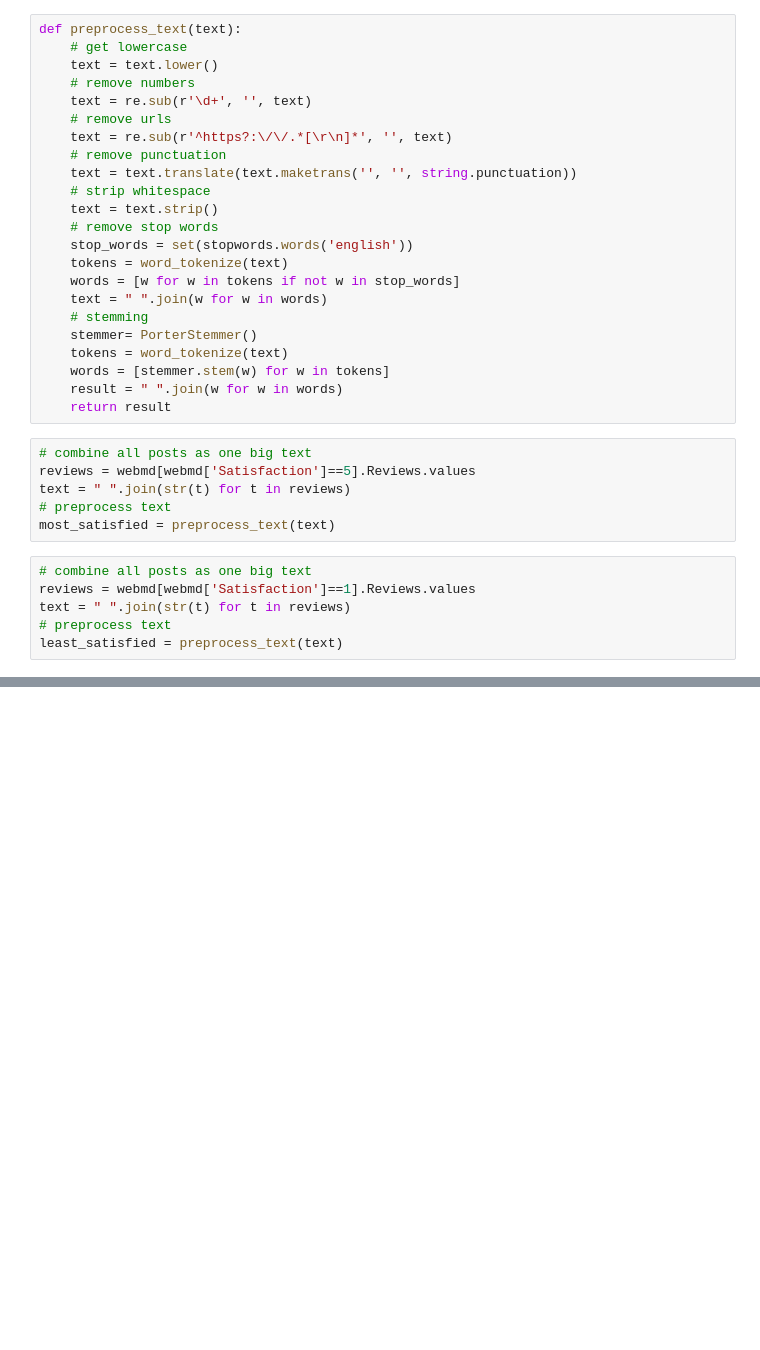
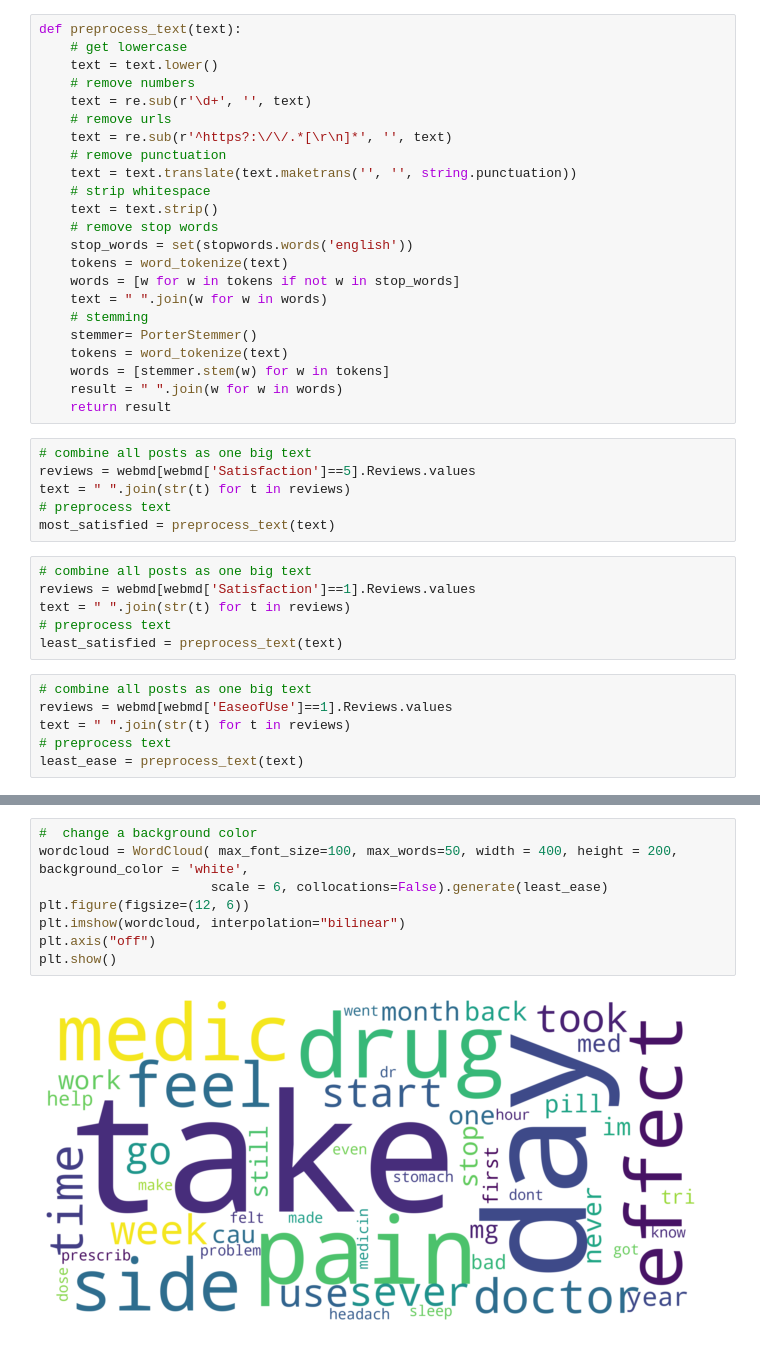
Before and after one commit to kmencarnacao/Social-Analytics-Project-WebMD, a Jupyter notebook: Topic Modeling - Word Clouds.ipynb, the cells around one changed output, grey strips where cells are left out. Saved outputs shown, nothing was run; the diff lists cells and outputs as text; blank space fills up the shorter version.

```diff
--- a/Topic Modeling - Word Clouds.ipynb
+++ b/Topic Modeling - Word Clouds.ipynb
@@ -56,3 +56,9 @@ reviews = webmd[webmd['Satisfaction']==1].Reviews.values
 text = " ".join(str(t) for t in reviews)
 # preprocess text
 least_satisfied = preprocess_text(text)
+# %%
+# combine all posts as one big text
+reviews = webmd[webmd['EaseofUse']==1].Reviews.values
+text = " ".join(str(t) for t in reviews)
+# preprocess text
+least_ease = preprocess_text(text)
@@ -98,0 +101,10 @@ webmd.transpose
+# %%
+#  change a background color
+wordcloud = WordCloud( max_font_size=100, max_words=50, width = 400, height = 200, background_color = 'white',
+                      scale = 6, collocations=False).generate(least_ease)
+plt.figure(figsize=(12, 6))
+plt.imshow(wordcloud, interpolation="bilinear")
+plt.axis("off")
+plt.show()
+# %% [output]
+[figure, added]
```
Also changed, not shown: parts of 5 cells of this notebook.
